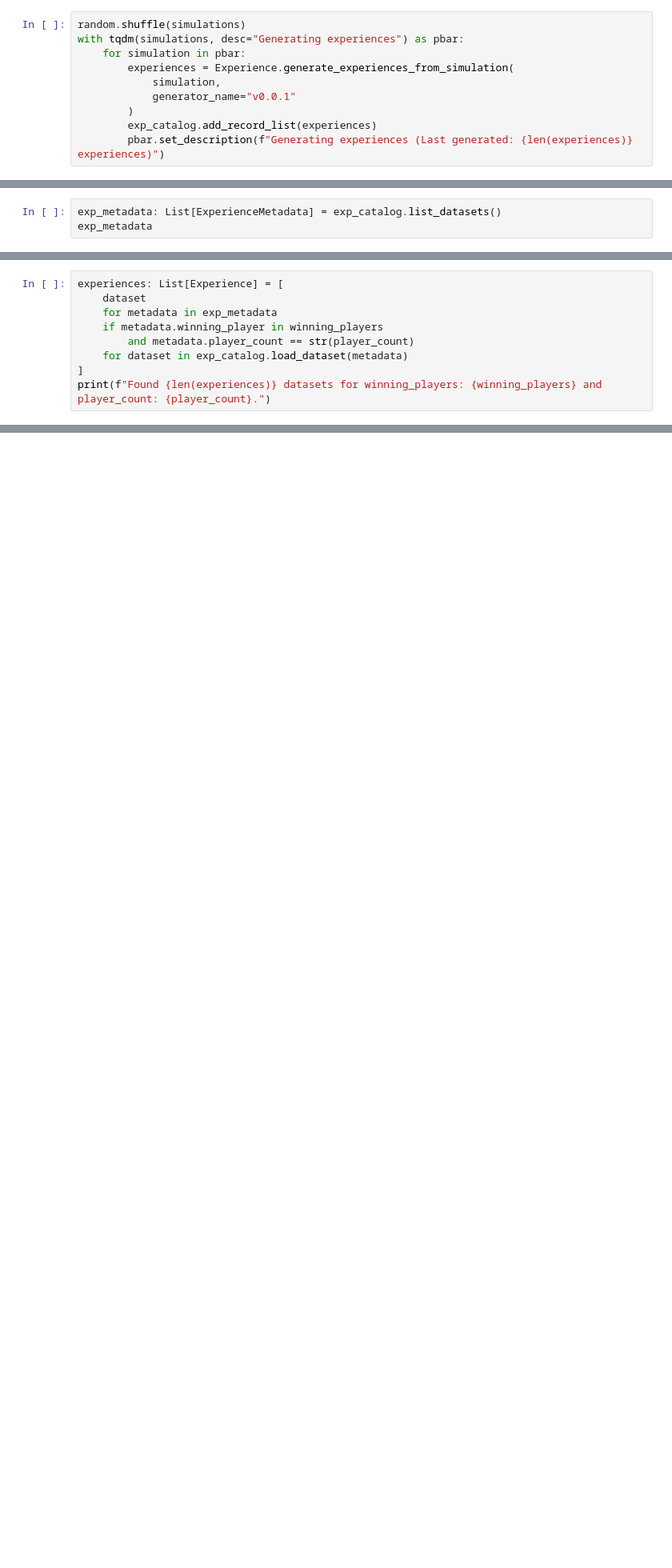
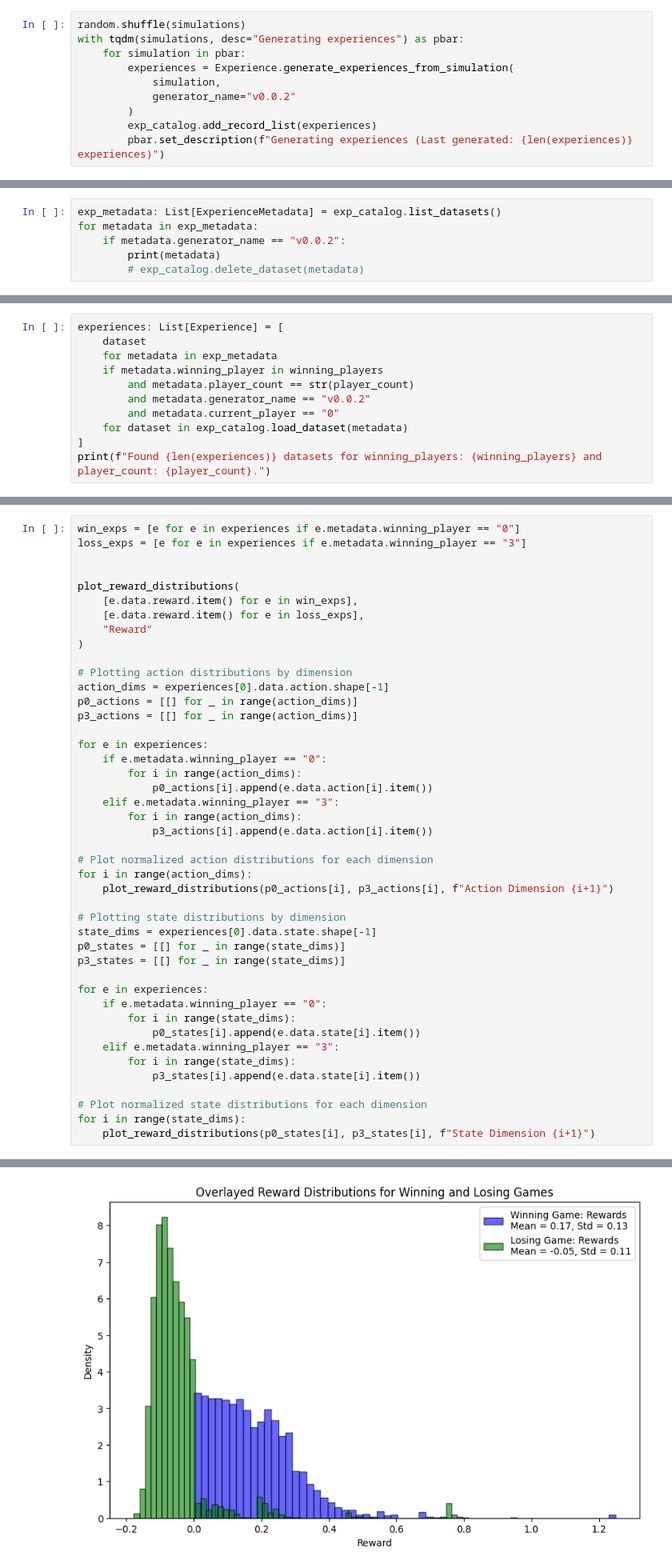
Before and after one commit to dakotacolorado/ChineseCheckersBot, a Jupyter notebook: notebooks/model/encoded_experiment_generation.ipynb, the cells around one changed output, grey strips where cells are left out. Shown at 80% size. Saved outputs shown, nothing was run; the diff lists cells and outputs as text; blank space fills up the shorter version.

```diff
--- a/notebooks/model/encoded_experiment_generation.ipynb
+++ b/notebooks/model/encoded_experiment_generation.ipynb
@@ -51,7 +97,7 @@ with tqdm(simulations, desc="Generating experiences") as pbar:
     for simulation in pbar:
         experiences = Experience.generate_experiences_from_simulation(
             simulation,
-            generator_name="v0.0.1"
+            generator_name="v0.0.2"
         )
         exp_catalog.add_record_list(experiences)
         pbar.set_description(f"Generating experiences (Last generated: {len(experiences)} experiences)")
@@ -58,3 +106,6 @@ with tqdm(simulations, desc="Generating experiences") as pbar:
 # %%
 exp_metadata: List[ExperienceMetadata] = exp_catalog.list_datasets()
-exp_metadata
+for metadata in exp_metadata:
+    if metadata.generator_name == "v0.0.2":
+        print(metadata)
+        # exp_catalog.delete_dataset(metadata)
@@ -64,6 +130,8 @@ experiences: List[Experience] = [
     for metadata in exp_metadata
     if metadata.winning_player in winning_players
         and metadata.player_count == str(player_count)
+        and metadata.generator_name == "v0.0.2"
+        and metadata.current_player == "0"
     for dataset in exp_catalog.load_dataset(metadata)
 ]
 print(f"Found {len(experiences)} datasets for winning_players: {winning_players} and player_count: {player_count}.")
@@ -69,0 +140,45 @@ print(f"Found {len(experiences)} datasets for winning_players: {winning_players}
+# %%
+win_exps = [e for e in experiences if e.metadata.winning_player == "0"]
+loss_exps = [e for e in experiences if e.metadata.winning_player == "3"]
+
+
+plot_reward_distributions(
+    [e.data.reward.item() for e in win_exps],
+    [e.data.reward.item() for e in loss_exps],
+    "Reward"
+)
+
+# Plotting action distributions by dimension
+action_dims = experiences[0].data.action.shape[-1]
+p0_actions = [[] for _ in range(action_dims)]
+p3_actions = [[] for _ in range(action_dims)]
+
+for e in experiences:
+    if e.metadata.winning_player == "0":
+        for i in range(action_dims):
+            p0_actions[i].append(e.data.action[i].item())
+    elif e.metadata.winning_player == "3":
+        for i in range(action_dims):
+            p3_actions[i].append(e.data.action[i].item())
+
+# Plot normalized action distributions for each dimension
+for i in range(action_dims):
+    plot_reward_distributions(p0_actions[i], p3_actions[i], f"Action Dimension {i+1}")
+
+# Plotting state distributions by dimension
+state_dims = experiences[0].data.state.shape[-1]
+p0_states = [[] for _ in range(state_dims)]
+p3_states = [[] for _ in range(state_dims)]
+
+for e in experiences:
+    if e.metadata.winning_player == "0":
+        for i in range(state_dims):
+            p0_states[i].append(e.data.state[i].item())
+    elif e.metadata.winning_player == "3":
+        for i in range(state_dims):
+            p3_states[i].append(e.data.state[i].item())
+
+# Plot normalized state distributions for each dimension
+for i in range(state_dims):
+    plot_reward_distributions(p0_states[i], p3_states[i], f"State Dimension {i+1}")
+# %% [output]
@@ -69,0 +187 @@ print(f"Found {len(experiences)} datasets for winning_players: {winning_players}
+[figure, added]
```
Also changed, not shown: parts of 11 cells of this notebook, 1 other file.
